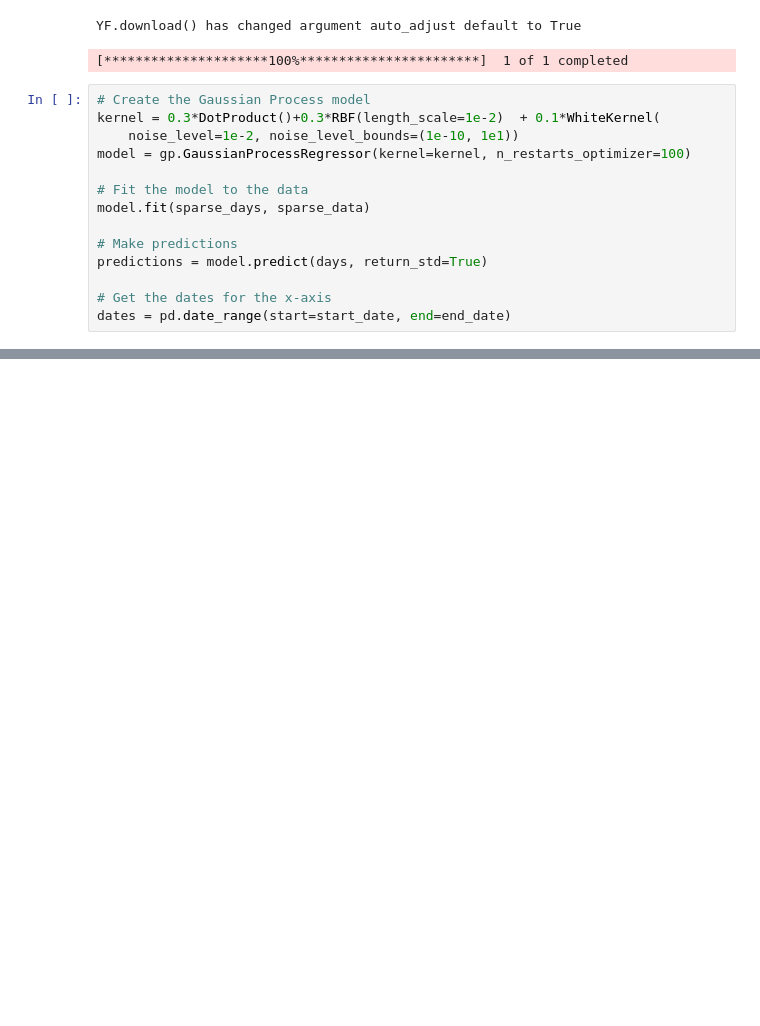
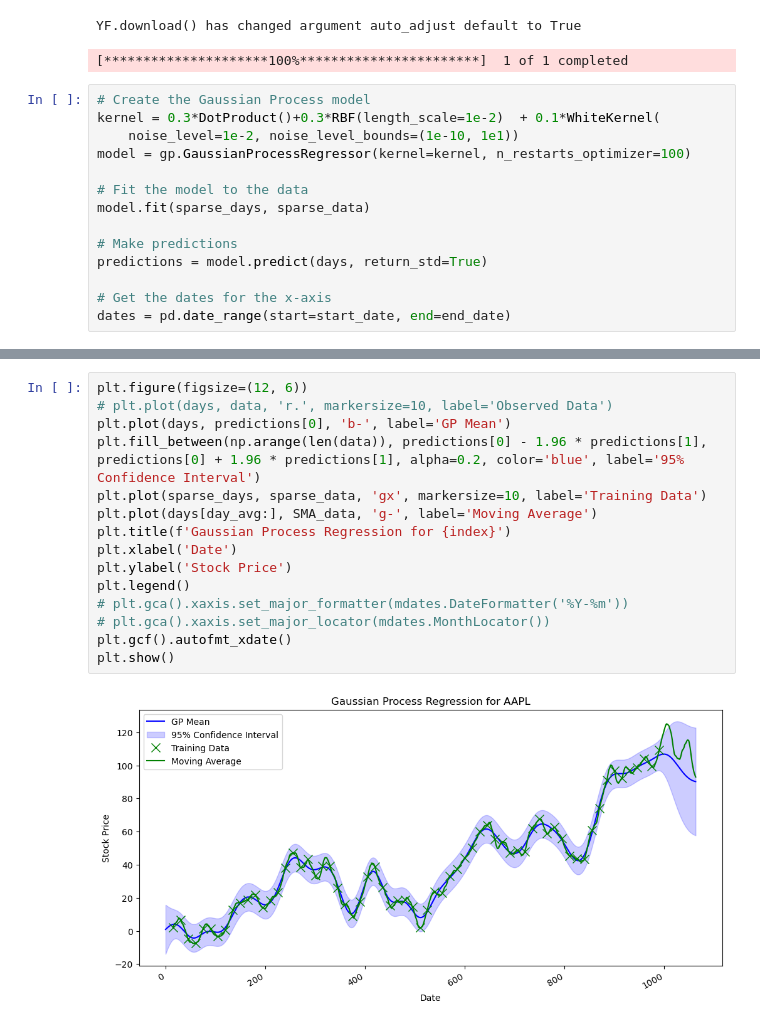
Before and after one commit to ni-phy/GPR_Stocks, a Jupyter notebook: gp_for_stocks.ipynb, the cells around one changed output, grey strips where cells are left out. Drawn from its saved outputs; the diff is of its cells as text; blank space fills up the shorter version.

```diff
--- a/gp_for_stocks.ipynb
+++ b/gp_for_stocks.ipynb
@@ -63,0 +79,17 @@ plt.show()
+# %%
+plt.figure(figsize=(12, 6))
+# plt.plot(days, data, 'r.', markersize=10, label='Observed Data')
+plt.plot(days, predictions[0], 'b-', label='GP Mean')
+plt.fill_between(np.arange(len(data)), predictions[0] - 1.96 * predictions[1], predictions[0] + 1.96 * predictions[1], alpha=0.2, color='blue', label='95% Confidence Interval')
+plt.plot(sparse_days, sparse_data, 'gx', markersize=10, label='Training Data')
+plt.plot(days[day_avg:], SMA_data, 'g-', label='Moving Average')
+plt.title(f'Gaussian Process Regression for {index}')
+plt.xlabel('Date')
+plt.ylabel('Stock Price')
+plt.legend()
+# plt.gca().xaxis.set_major_formatter(mdates.DateFormatter('%Y-%m'))
+# plt.gca().xaxis.set_major_locator(mdates.MonthLocator())
+plt.gcf().autofmt_xdate()
+plt.show()
+# %% [output]
+[figure, added]
```
Also changed, not shown: parts of 4 cells of this notebook, 1 other file.
